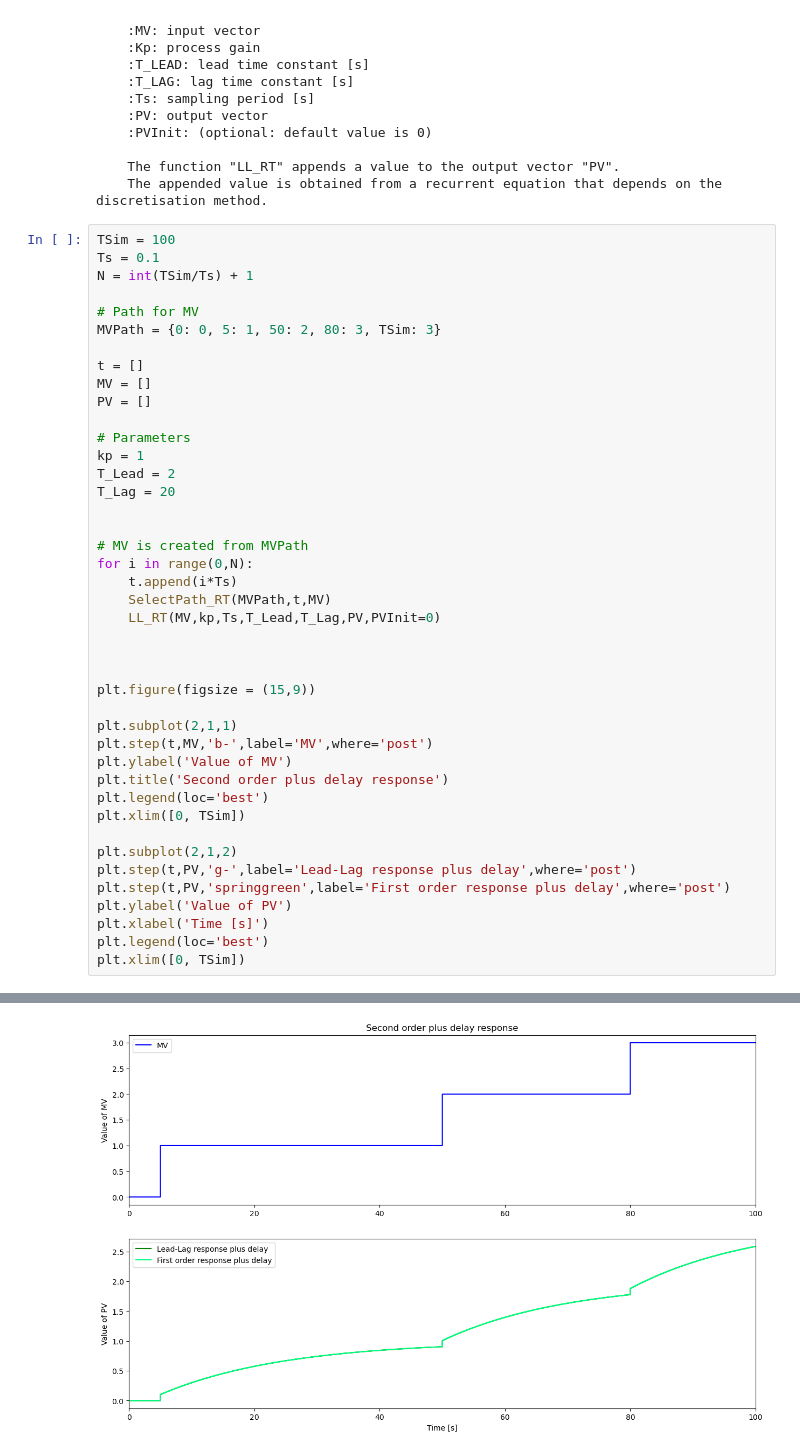
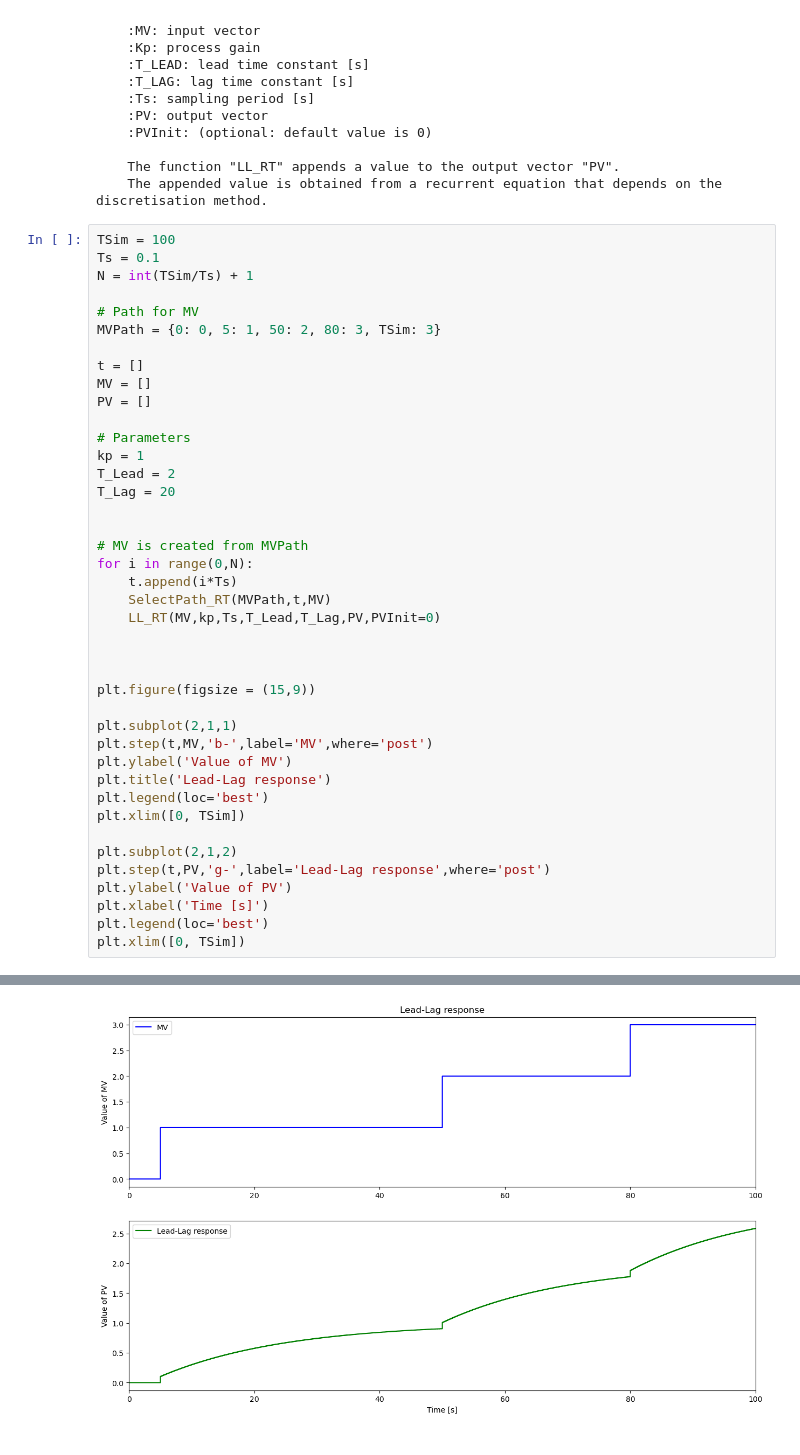
Before and after one commit to MSuiram/Labo_ControlTheory, a Jupyter notebook: package_Lab.ipynb, the cells around one changed output, grey strips where cells are left out. Drawn from its saved outputs; the diff is of its cells as text.

```diff
--- a/package_Lab.ipynb
+++ b/package_Lab.ipynb
@@ -44,34 +44,33 @@ PV = []
 
 # Parameters
 kp = 1
 T_Lead = 2
 T_Lag = 20
 
 
 # MV is created from MVPath
 for i in range(0,N):
     t.append(i*Ts)
     SelectPath_RT(MVPath,t,MV)
     LL_RT(MV,kp,Ts,T_Lead,T_Lag,PV,PVInit=0)
 
 
 
 plt.figure(figsize = (15,9))
 
 plt.subplot(2,1,1)
 plt.step(t,MV,'b-',label='MV',where='post')
 plt.ylabel('Value of MV')
-plt.title('Second order plus delay response')
+plt.title('Lead-Lag response')
 plt.legend(loc='best')
 plt.xlim([0, TSim])
 
 plt.subplot(2,1,2)
-plt.step(t,PV,'g-',label='Lead-Lag response plus delay',where='post')
-plt.step(t,PV,'springgreen',label='First order response plus delay',where='post')
+plt.step(t,PV,'g-',label='Lead-Lag response',where='post')
 plt.ylabel('Value of PV')
 plt.xlabel('Time [s]')
 plt.legend(loc='best')
 plt.xlim([0, TSim])
 # %% [output]
 (0.0, 100.0)
-[figure, old version]
+[figure, new version]
```
Also changed, not shown: parts of 5 cells of this notebook, 1 other file.
